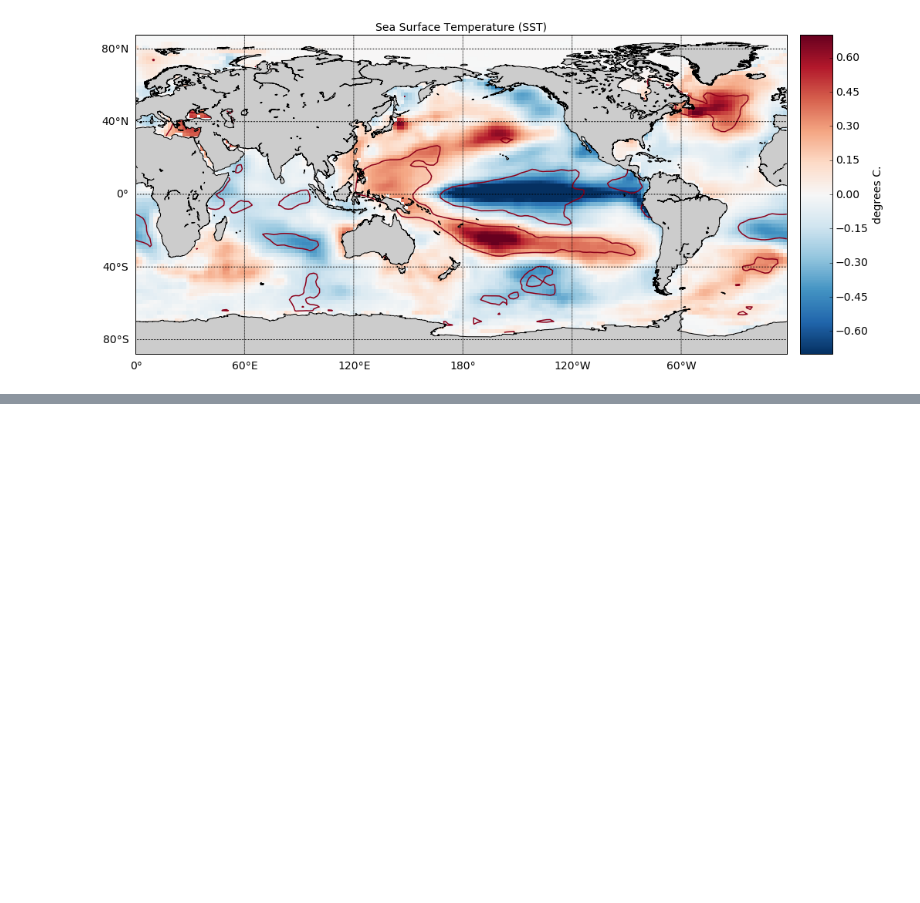
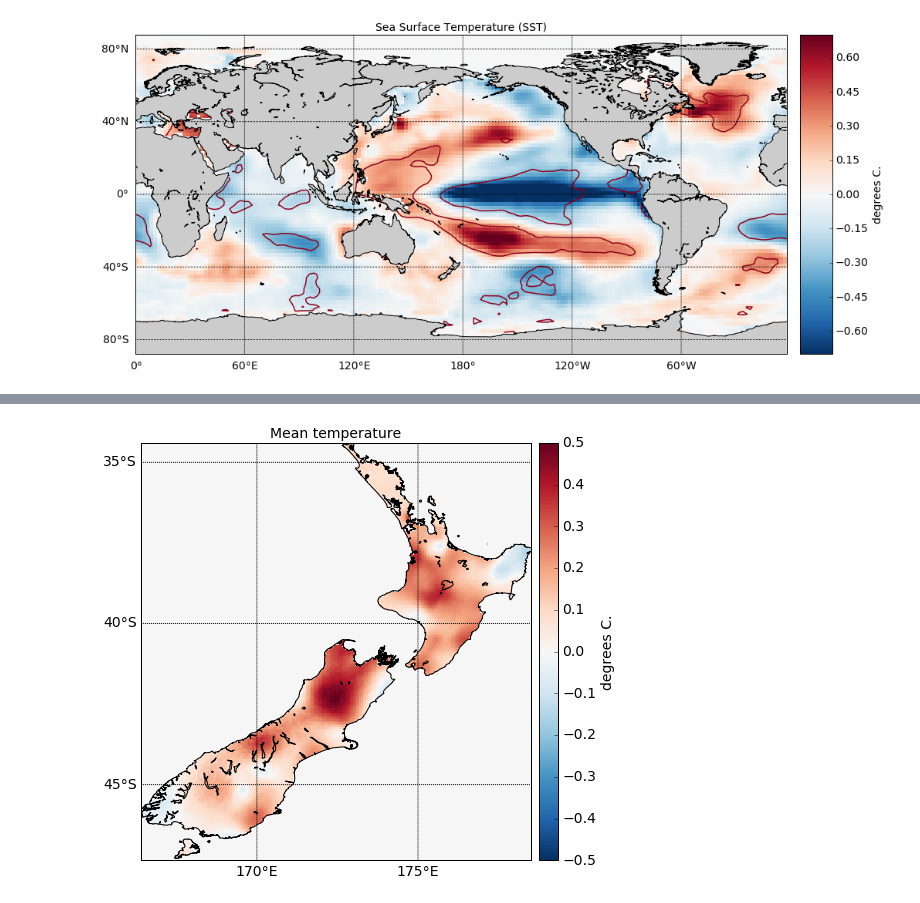
Before and after one commit to nicolasfauchereau/paleopy, a Jupyter notebook: notebooks/proxy.ipynb, the cells around one changed output, grey strips where cells are left out. Cells and saved outputs as stored; diff of their text form; code cells hidden in the pictures; blank space fills up the shorter version.

```diff
--- a/notebooks/proxy.ipynb
+++ b/notebooks/proxy.ipynb
@@ -155,0 +162,4 @@ f = scalar_plot(compos, test=0.1, proj='cyl', res='l').plot(subplots=False)
+# %%
+f = scalar_plot(compos, test=0.1, proj='cyl', res='h', vmin=-0.5, vmax=0.5).plot(subplots=False)
+# %% [output]
+[figure, added]
```
Also changed, not shown: parts of 12 cells of this notebook, 4 other files.
